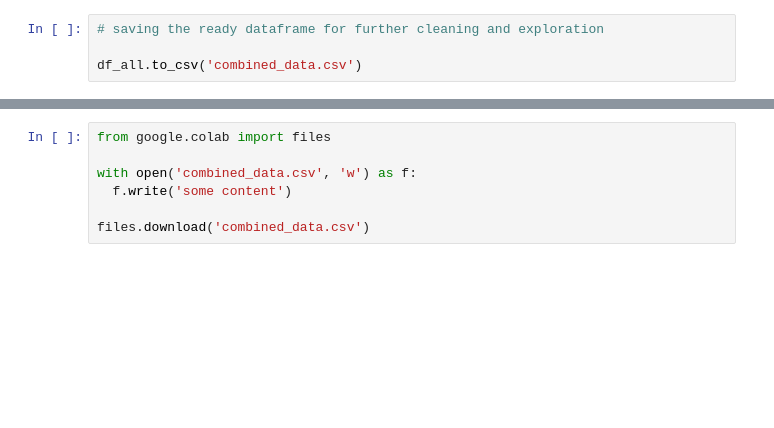
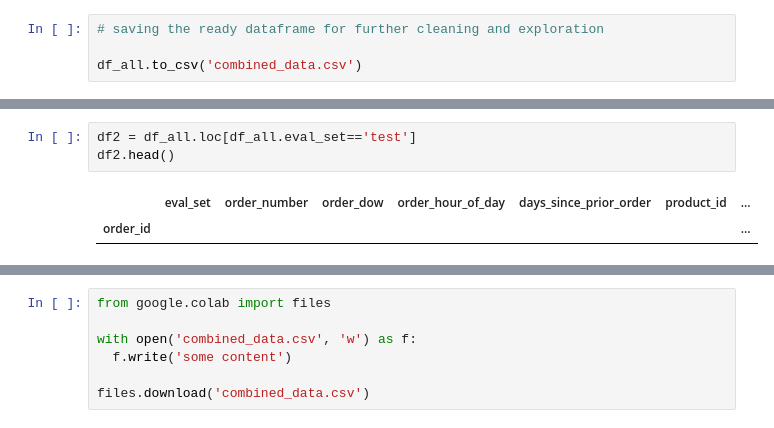
Before and after one commit to SDashev/Springboard-Capstone-1, a Jupyter notebook: insta_cart_1.ipynb, the cells around one changed output, grey strips where cells are left out. Saved outputs shown, nothing was run; the diff lists cells and outputs as text; blank space fills up the shorter version.

```diff
--- a/insta_cart_1.ipynb
+++ b/insta_cart_1.ipynb
@@ -594,0 +602,6 @@ combined_data.pkl  order_products_train.csv  sample_data
+# %%
+df2 = df_all.loc[df_all.eval_set=='test']
+df2.head()
+# %% [output]
+|  | eval_set | order_number | order_dow | order_hour_of_day | days_since_prior_order | product_id | ... |
+| order_id |  |  |  |  |  |  | ... |
```
Also changed, not shown: parts of 8 cells of this notebook.
